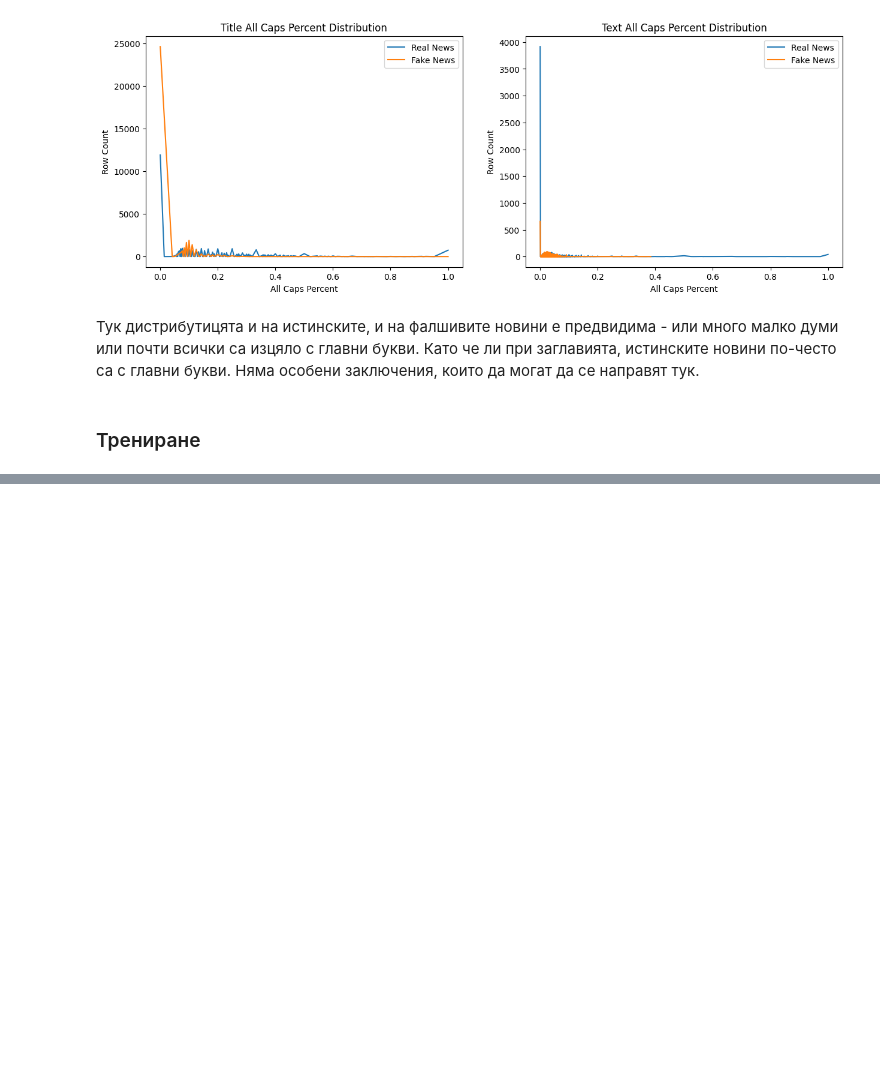
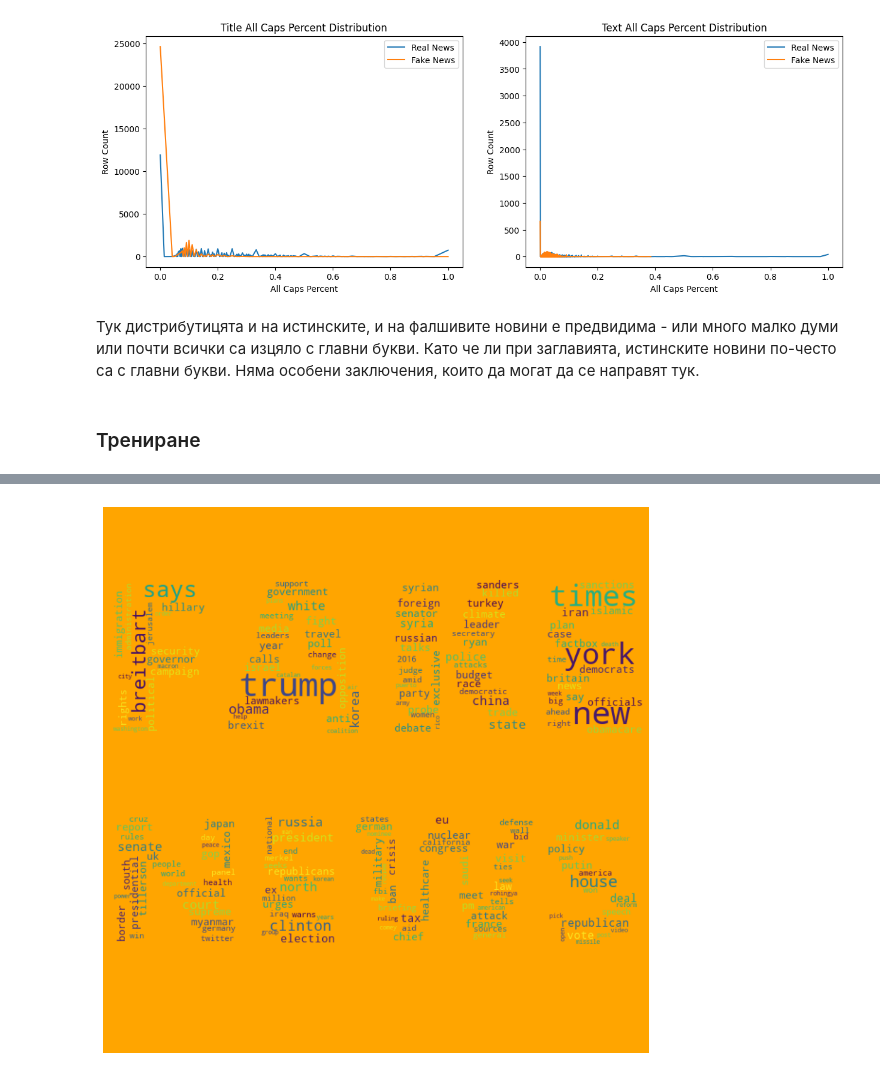
Before and after one commit to kirilyotov/ML-Fake_News, a Jupyter notebook: fake-news.ipynb, the cells around one changed output, grey strips where cells are left out. Saved outputs shown, nothing was run; the diff lists cells and outputs as text; code cells hidden in the pictures; blank space fills up the shorter version.

```diff
--- a/fake-news.ipynb
+++ b/fake-news.ipynb
@@ -227,0 +403,23 @@ y = data['label']
+# %%
+from PIL import Image
+from wordcloud import WordCloud
+
+def makeImage(text):
+    mask = np.array(Image.open("./images/fake-news.jpg"))
+    wc = WordCloud(
+        random_state=7,
+        background_color="orange",
+        collocations=False, max_words= 1000, mask=mask,
+        )
+    wc.generate_from_frequencies(text)
+
+    plt.figure(figsize=(10,10))
+    plt.imshow(wc, interpolation="bilinear")
+    plt.axis("off")
+    plt.show()
+
+
+word_freq_dict = dict(most_common_words)
+makeImage(word_freq_dict)
+# %% [output]
+[figure, added]
```
Also changed, not shown: parts of 14 cells of this notebook, 2 other files.
